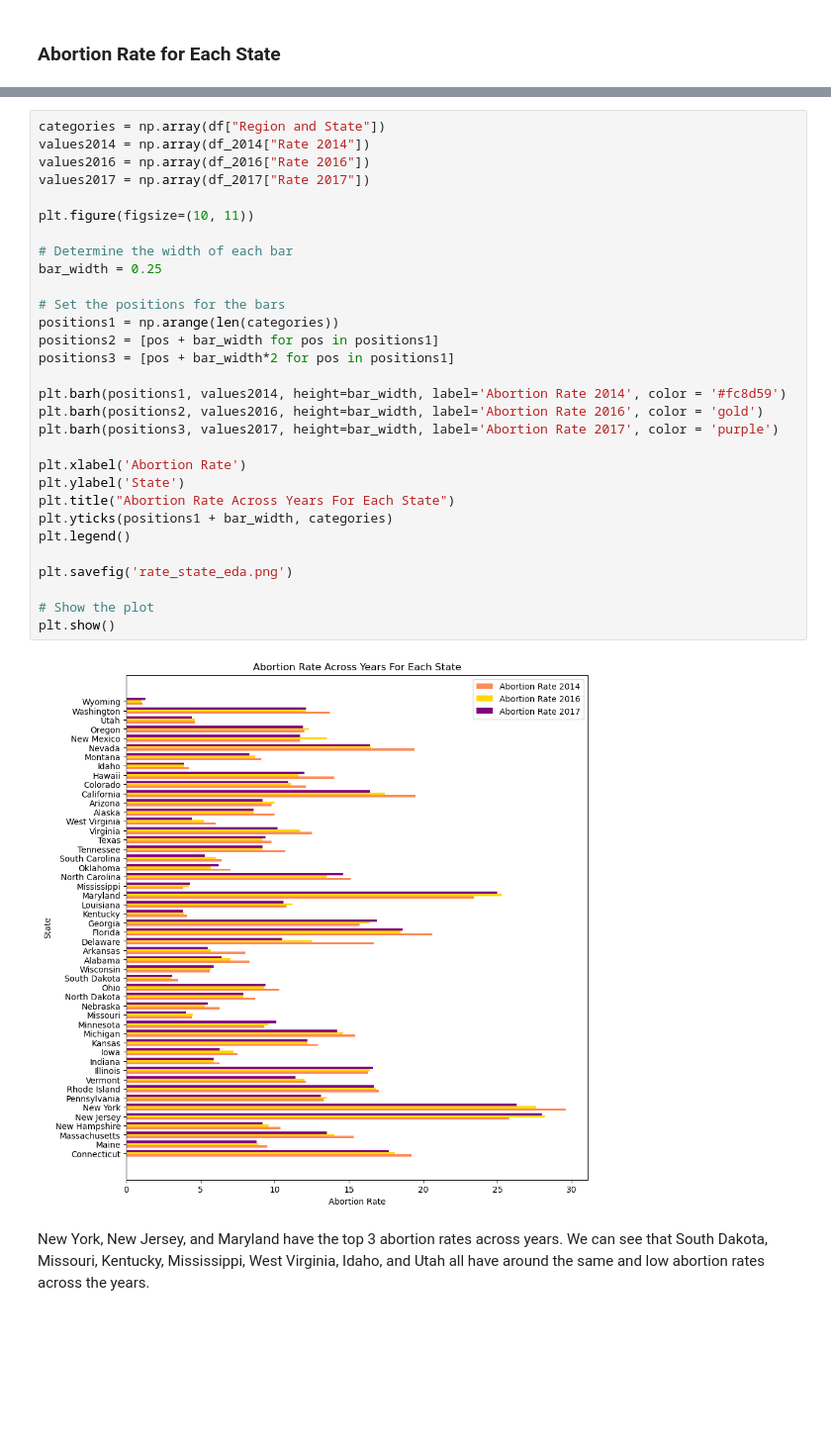
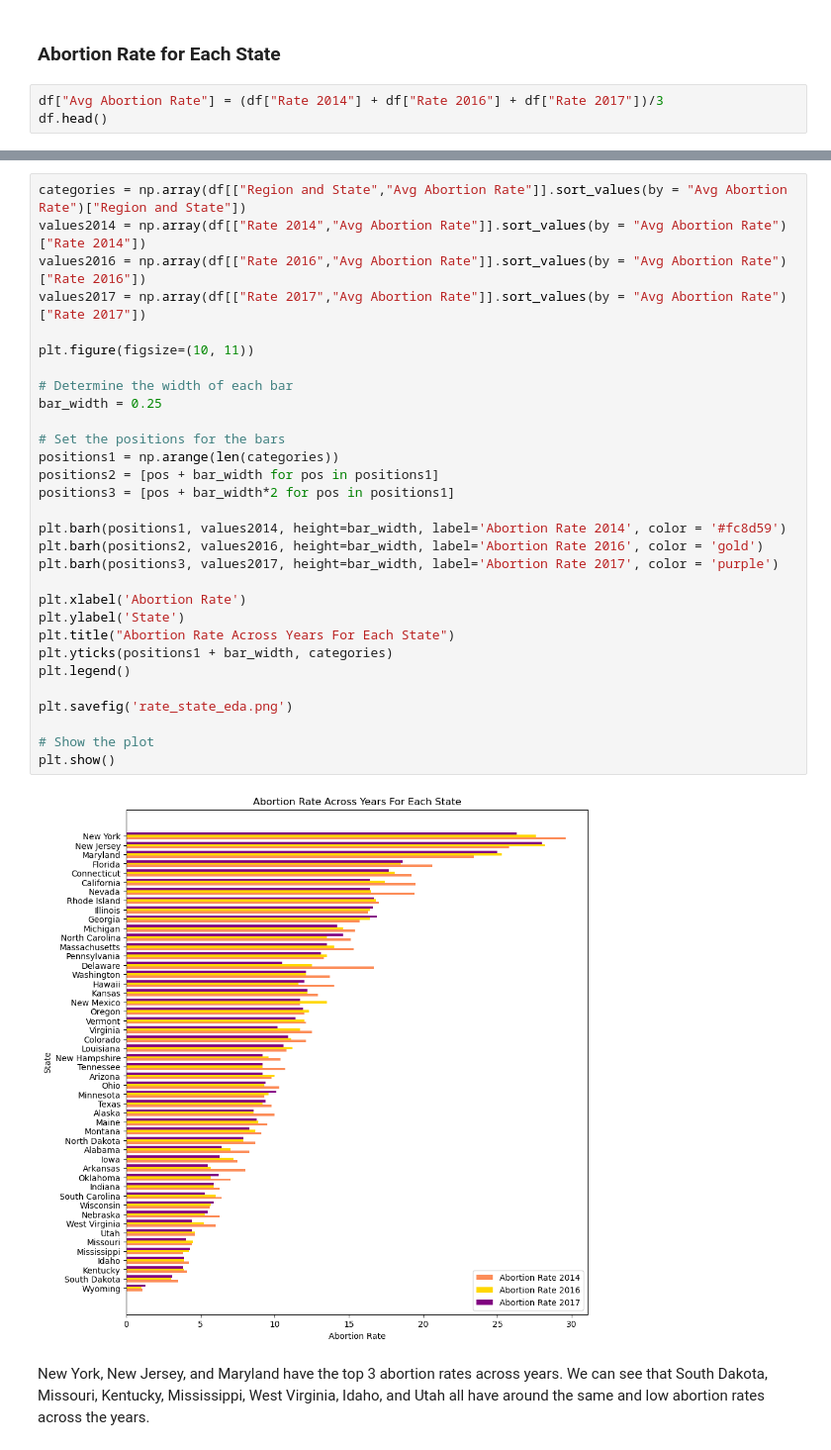
Before and after one commit to COGS108/Group070_WI24, a Jupyter notebook: FinalProject_Group070_WI24.ipynb, the cells around one changed output, grey strips where cells are left out. Shown at 99% size. Saved outputs shown, nothing was run; the diff lists cells and outputs as text; blank space fills up the shorter version.

Commit message:
Adding sorted EDA plot

```diff
--- a/FinalProject_Group070_WI24.ipynb
+++ b/FinalProject_Group070_WI24.ipynb
@@ -644,3 +644,6 @@ This looks very similar to the original, so this transformation does not appear
 We have come to the conclusion that there is a linear relationship between OBGYN Rate and Abortion Rate and Median Income and Abortion Rate, but a a weaker relationship between Ratio of Women in Gov and Abortion Rate. So we tried to transform using log, exp/inverse log, and square root. The most linear looks to be log.
 # %% [markdown]
 ### Abortion Rate for Each State
+# %%
+df["Avg Abortion Rate"] = (df["Rate 2014"] + df["Rate 2016"] + df["Rate 2017"])/3
+df.head()
@@ -647,35 +658,35 @@ We have come to the conclusion that there is a linear relationship between OBGYN
 # %%
-categories = np.array(df["Region and State"])
-values2014 = np.array(df_2014["Rate 2014"])
-values2016 = np.array(df_2016["Rate 2016"])
-values2017 = np.array(df_2017["Rate 2017"])
+categories = np.array(df[["Region and State","Avg Abortion Rate"]].sort_values(by = "Avg Abortion Rate")["Region and State"])
+values2014 = np.array(df[["Rate 2014","Avg Abortion Rate"]].sort_values(by = "Avg Abortion Rate")["Rate 2014"])
+values2016 = np.array(df[["Rate 2016","Avg Abortion Rate"]].sort_values(by = "Avg Abortion Rate")["Rate 2016"])
+values2017 = np.array(df[["Rate 2017","Avg Abortion Rate"]].sort_values(by = "Avg Abortion Rate")["Rate 2017"])
 
 plt.figure(figsize=(10, 11))
 
 # Determine the width of each bar
 bar_width = 0.25
 
 # Set the positions for the bars
 positions1 = np.arange(len(categories))
 positions2 = [pos + bar_width for pos in positions1]
 positions3 = [pos + bar_width*2 for pos in positions1]
 
 plt.barh(positions1, values2014, height=bar_width, label='Abortion Rate 2014', color = '#fc8d59')
 plt.barh(positions2, values2016, height=bar_width, label='Abortion Rate 2016', color = 'gold')
 plt.barh(positions3, values2017, height=bar_width, label='Abortion Rate 2017', color = 'purple')
 
 plt.xlabel('Abortion Rate')
 plt.ylabel('State')
 plt.title("Abortion Rate Across Years For Each State")
 plt.yticks(positions1 + bar_width, categories)
 plt.legend()
 
 plt.savefig('rate_state_eda.png')
 
 # Show the plot
 plt.show()
 # %% [output]
-[figure, old version]
+[figure, new version]
 # %% [markdown]
 New York, New Jersey, and Maryland have the top 3 abortion rates across years. We can see that South Dakota, Missouri, Kentucky, Mississippi, West Virginia, Idaho, and Utah all have around the same and low abortion rates across the years.
 # %% [markdown]
```
Also changed, not shown: parts of 1 cell of this notebook, 1 other file.
